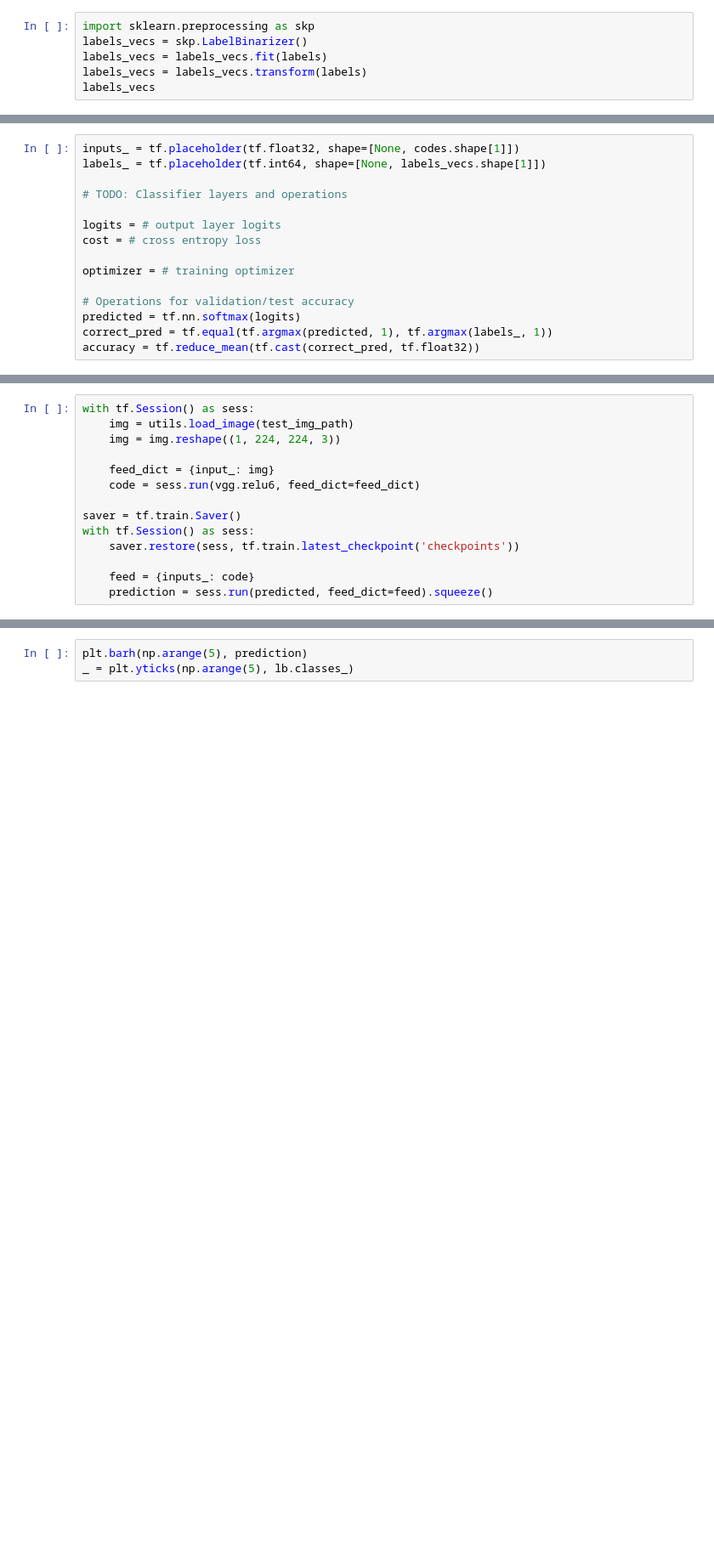
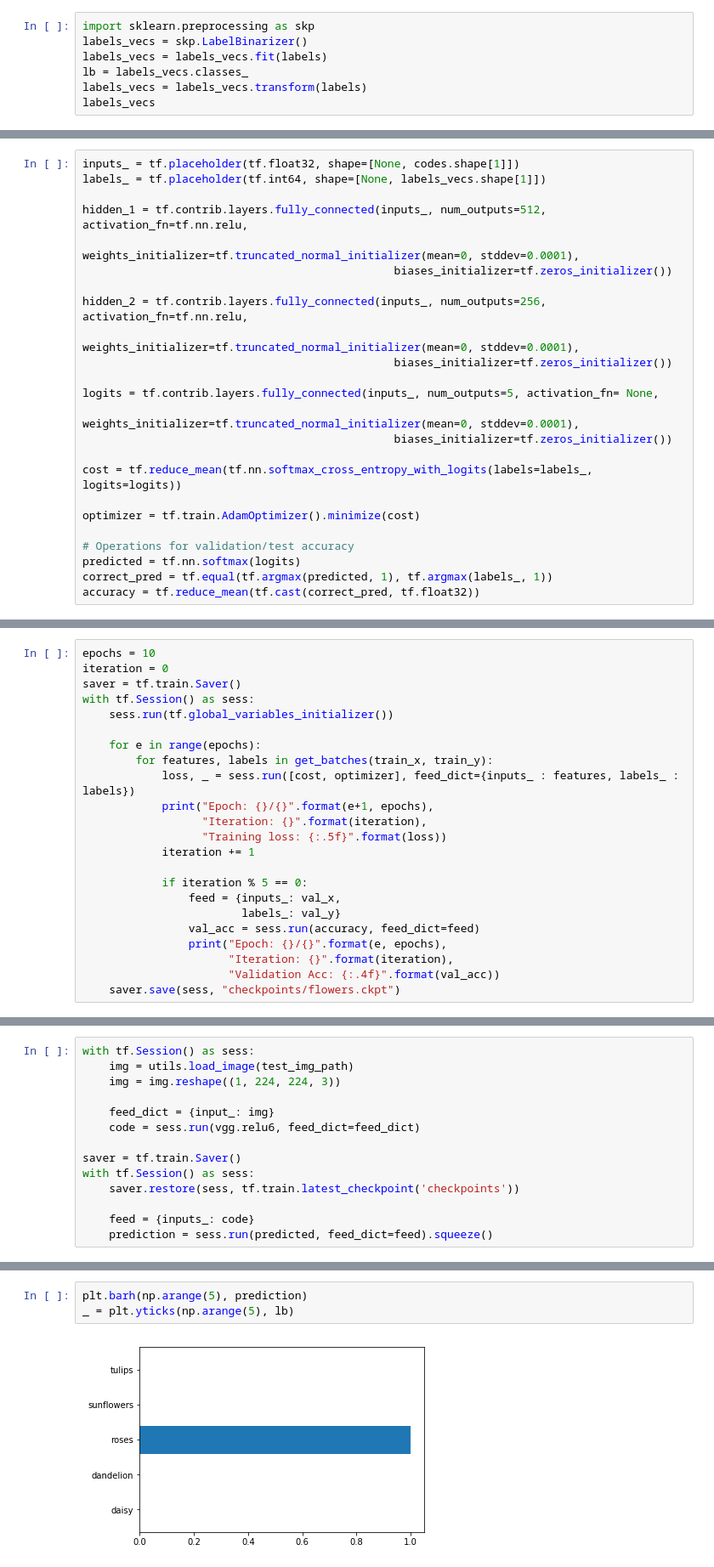
Before and after one commit to Rodolfobm/Transfer_learning, a Jupyter notebook: Transfer_Learning.ipynb, the cells around one changed output, grey strips where cells are left out. Shown at 85% size. Drawn from its saved outputs; the diff is of its cells as text; blank space fills up the shorter version.

```diff
--- a/Transfer_Learning.ipynb
+++ b/Transfer_Learning.ipynb
@@ -238,6 +236,7 @@ As usual, now we need to one-hot encode our labels and create validation/test se
 import sklearn.preprocessing as skp
 labels_vecs = skp.LabelBinarizer()
 labels_vecs = labels_vecs.fit(labels)
+lb = labels_vecs.classes_
 labels_vecs = labels_vecs.transform(labels)
 labels_vecs
 # %% [output]
@@ -309,12 +317,21 @@ Once you have the convolutional codes, you just need to build a classfier from s
 inputs_ = tf.placeholder(tf.float32, shape=[None, codes.shape[1]])
 labels_ = tf.placeholder(tf.int64, shape=[None, labels_vecs.shape[1]])
 
-# TODO: Classifier layers and operations
+hidden_1 = tf.contrib.layers.fully_connected(inputs_, num_outputs=512, activation_fn=tf.nn.relu,
+                                               weights_initializer=tf.truncated_normal_initializer(mean=0, stddev=0.0001),
+                                               biases_initializer=tf.zeros_initializer())
 
-logits = # output layer logits
-cost = # cross entropy loss
+hidden_2 = tf.contrib.layers.fully_connected(inputs_, num_outputs=256, activation_fn=tf.nn.relu,
+                                               weights_initializer=tf.truncated_normal_initializer(mean=0, stddev=0.0001),
+                                               biases_initializer=tf.zeros_initializer())
 
-optimizer = # training optimizer
+logits = tf.contrib.layers.fully_connected(inputs_, num_outputs=5, activation_fn= None,
+                                               weights_initializer=tf.truncated_normal_initializer(mean=0, stddev=0.0001),
+                                               biases_initializer=tf.zeros_initializer())
+
+cost = tf.reduce_mean(tf.nn.softmax_cross_entropy_with_logits(labels=labels_, logits=logits))
+
+optimizer = tf.train.AdamOptimizer().minimize(cost)
 
 # Operations for validation/test accuracy
 predicted = tf.nn.softmax(logits)
@@ -352,0 +364,23 @@ with tf.Session() as sess:
+# %%
+epochs = 10
+iteration = 0
+saver = tf.train.Saver()
+with tf.Session() as sess:
+    sess.run(tf.global_variables_initializer())
+
+    for e in range(epochs):
+        for features, labels in get_batches(train_x, train_y):
+            loss, _ = sess.run([cost, optimizer], feed_dict={inputs_ : features, labels_ : labels})
+            print("Epoch: {}/{}".format(e+1, epochs),
+                  "Iteration: {}".format(iteration),
+                  "Training loss: {:.5f}".format(loss))
+            iteration += 1
+
+            if iteration % 5 == 0:
+                feed = {inputs_: val_x,
+                        labels_: val_y}
+                val_acc = sess.run(accuracy, feed_dict=feed)
+                print("Epoch: {}/{}".format(e, epochs),
+                      "Iteration: {}".format(iteration),
+                      "Validation Acc: {:.4f}".format(val_acc))
+    saver.save(sess, "checkpoints/flowers.ckpt")
@@ -402,3 +467,5 @@ plt.imshow(test_img)
 # %%
 plt.barh(np.arange(5), prediction)
-_ = plt.yticks(np.arange(5), lb.classes_)
+_ = plt.yticks(np.arange(5), lb)
+# %% [output]
+[figure, added]
```
Also changed, not shown: parts of 9 cells of this notebook.
